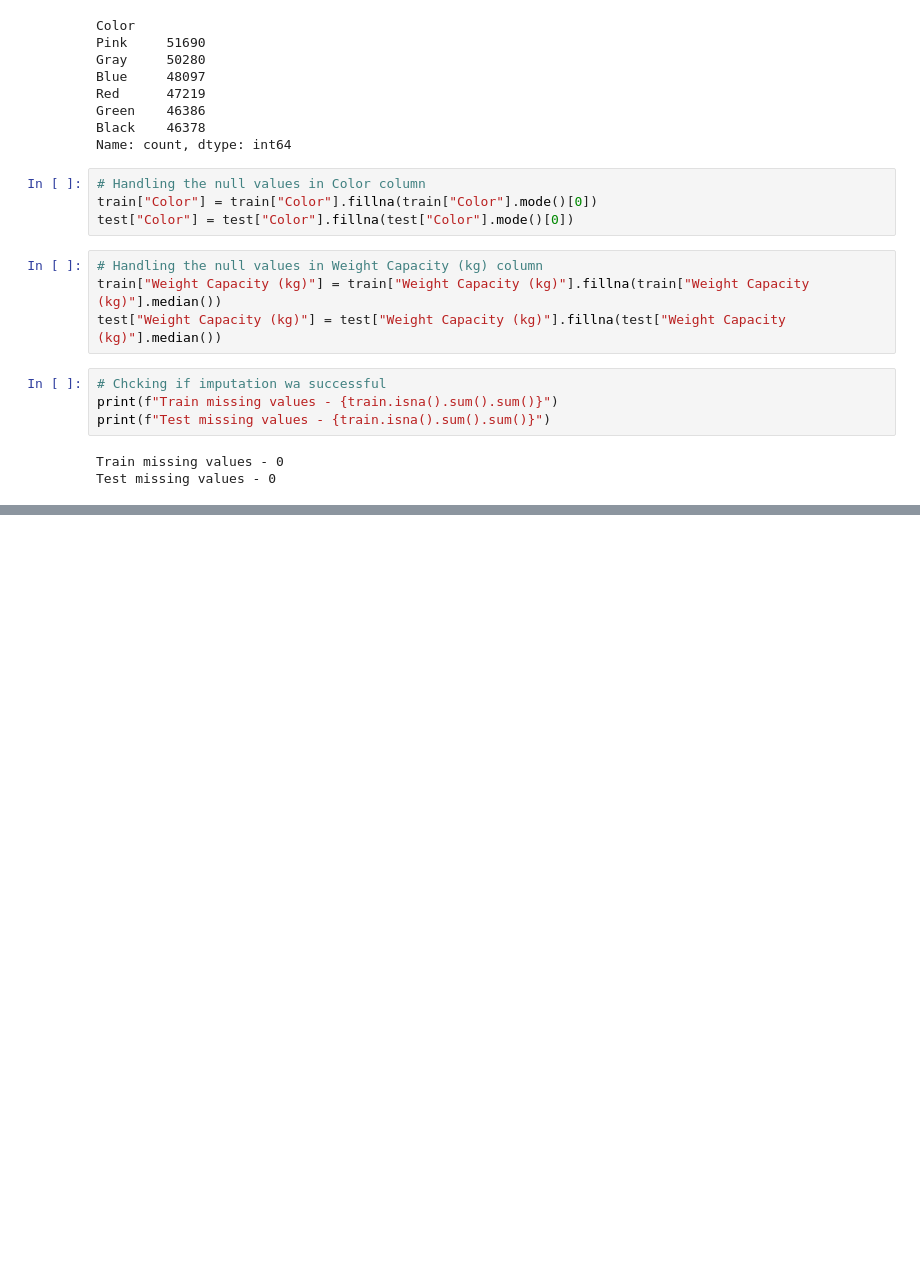
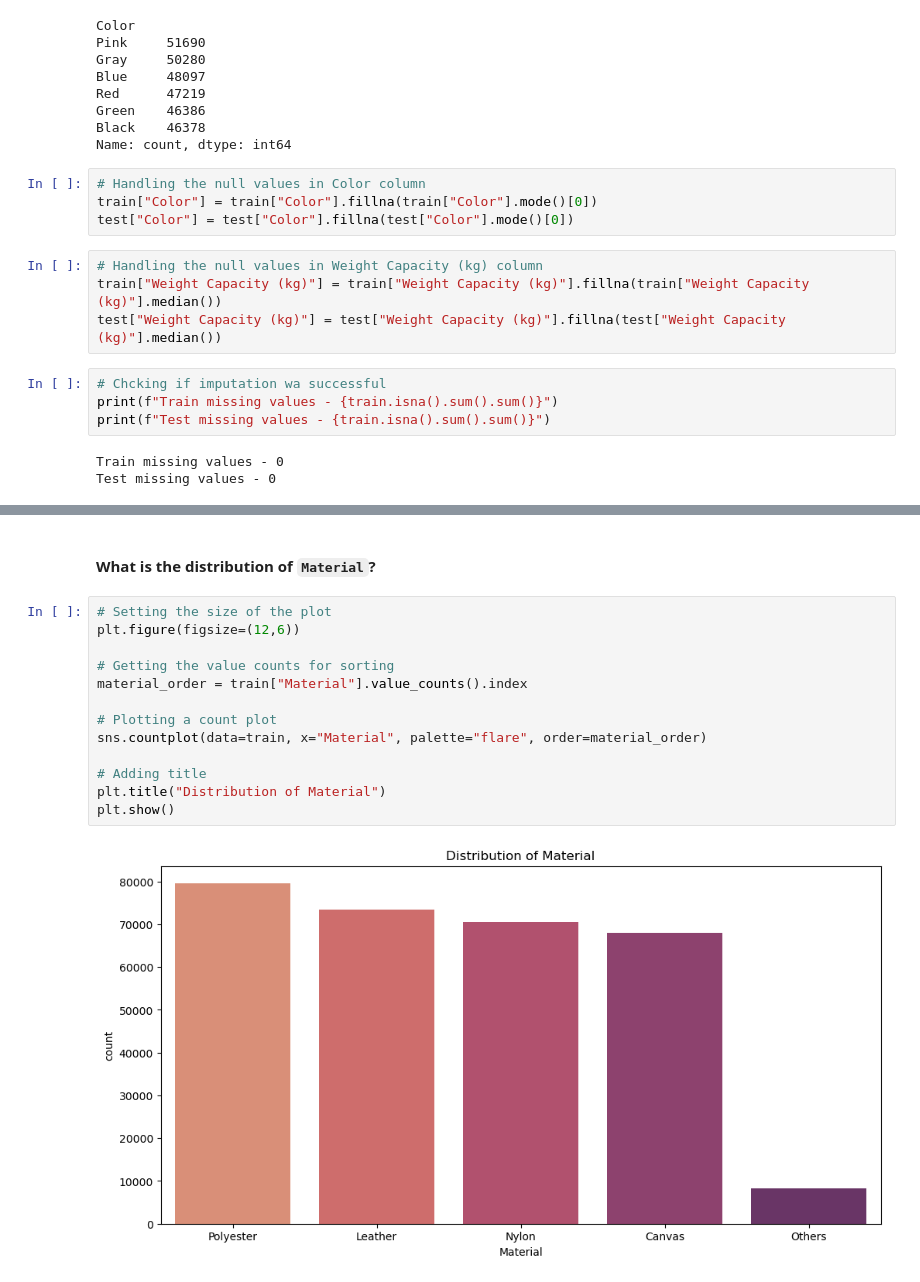
Before and after one commit to janejeshen/Backpack-Price-Prediction, a Jupyter notebook: student-bag-price-prediction.ipynb, the cells around one changed output, grey strips where cells are left out. Cells and saved outputs as stored; diff of their text form; blank space fills up the shorter version.

```diff
--- a/student-bag-price-prediction.ipynb
+++ b/student-bag-price-prediction.ipynb
@@ -347,0 +402,17 @@ Test missing values - 0
+# %% [markdown]
+#### What is the distribution of `Material`?
+# %%
+# Setting the size of the plot
+plt.figure(figsize=(12,6))
+
+# Getting the value counts for sorting
+material_order = train["Material"].value_counts().index
+
+# Plotting a count plot
+sns.countplot(data=train, x="Material", palette="flare", order=material_order)
+
+# Adding title
+plt.title("Distribution of Material")
+plt.show()
+# %% [output]
+[figure, added]
```
Also changed, not shown: parts of 27 cells of this notebook.
